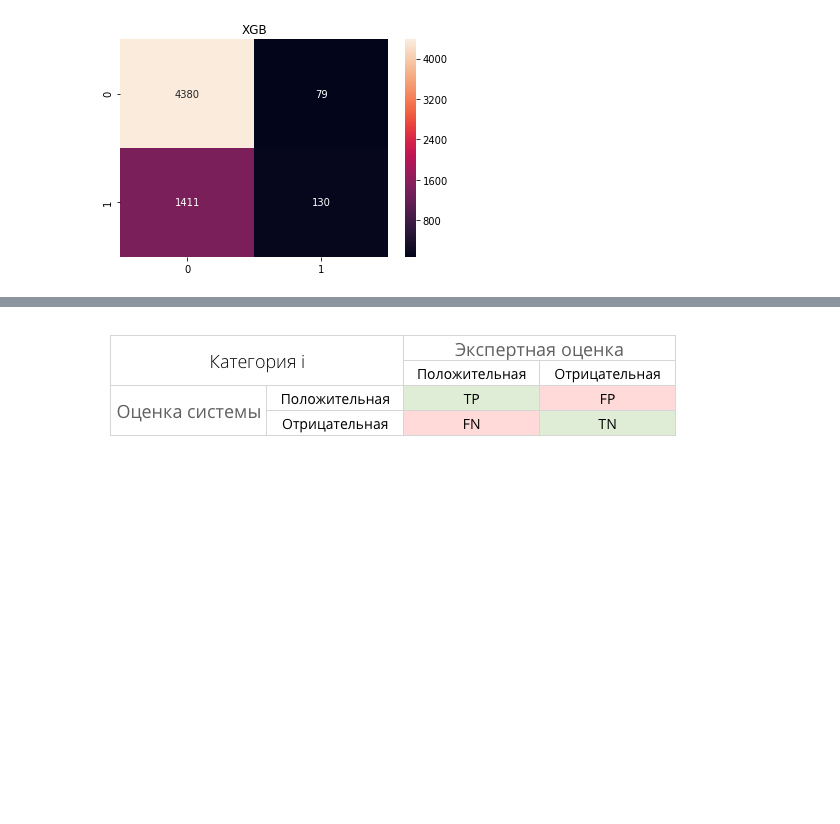
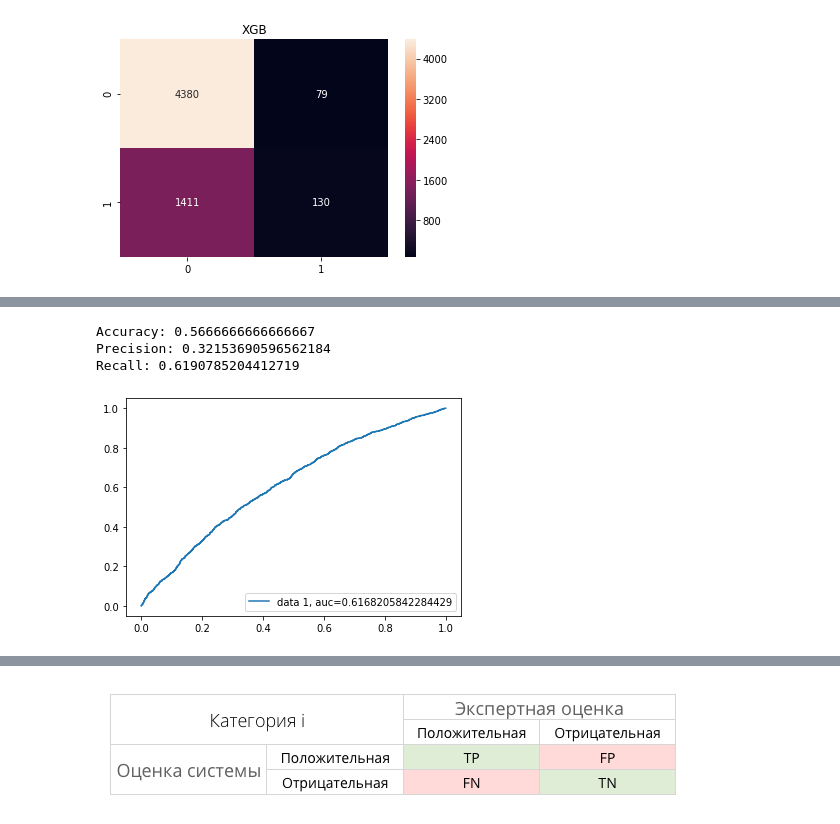
Before and after one commit to maximenkooo/ChurnPrediction, a Jupyter notebook: ChurnPrediction.ipynb, the cells around one changed output, grey strips where cells are left out. Cells and saved outputs as stored; diff of their text form; code cells hidden in the pictures; blank space fills up the shorter version.

```diff
--- a/ChurnPrediction.ipynb
+++ b/ChurnPrediction.ipynb
@@ -351,0 +330,21 @@ for name, model in tqdm_notebook(models):
+# %%
+print("Accuracy:",accuracy_score(y_true_, y_pred_))
+print("Precision:",precision_score(y_true_, y_pred_))
+print("Recall:",recall_score(y_true_, y_pred_))
+# %% [output]
+Accuracy: 0.5666666666666667
+Precision: 0.32153690596562184
+Recall: 0.6190785204412719
+# %%
+# logreg = LogisticRegression(class_weight='balanced')
+# X_train, X_test, y_train, y_test = train_test_split(
+#      X, y, test_size=0.33, random_state=42)
+y_true_, y_pred_, y_prob_ = make_pred(X,y,LogisticRegression(class_weight='balanced'),proba=True)
+# y_pred_proba = logreg.predict_proba(X_test)[::,1]
+fpr, tpr, _ = roc_curve(y_test,  y_prob_)
+auc = roc_auc_score(y_test, y_prob_)
+plt.plot(fpr,tpr,label="data 1, auc="+str(auc))
+plt.legend(loc=4)
+plt.show()
+# %% [output]
+[figure, added]
```
Also changed, not shown: parts of 30 cells of this notebook.
